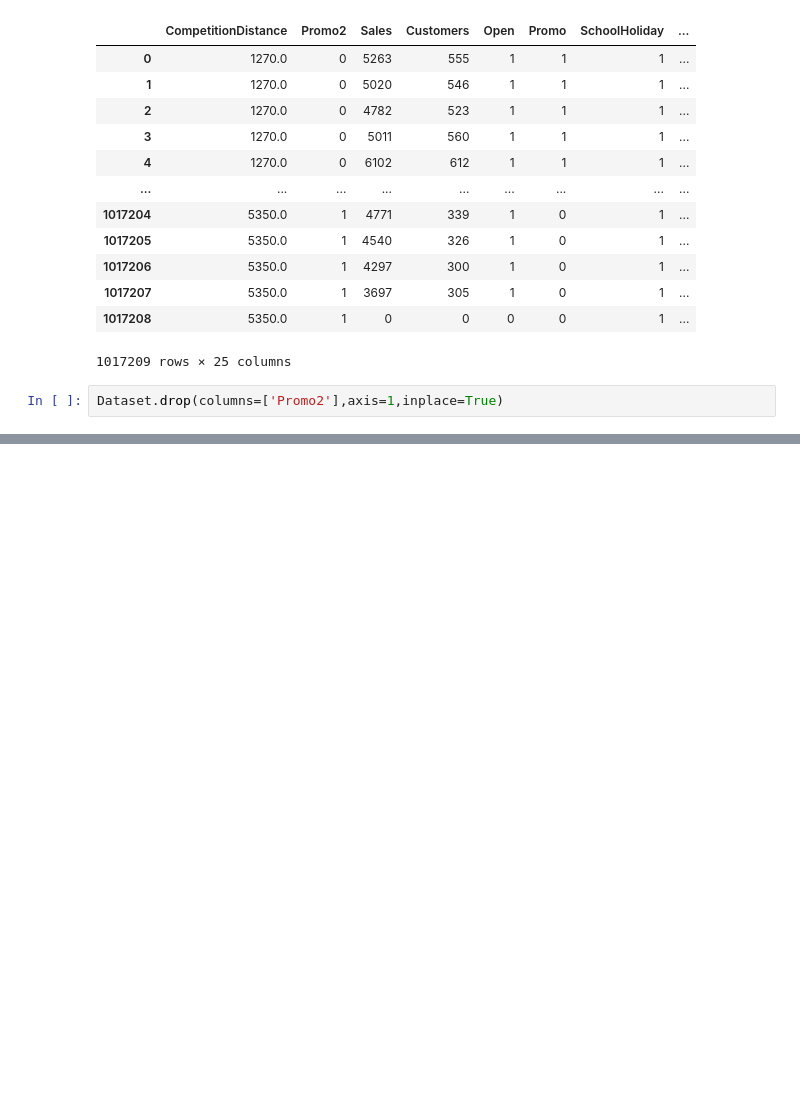
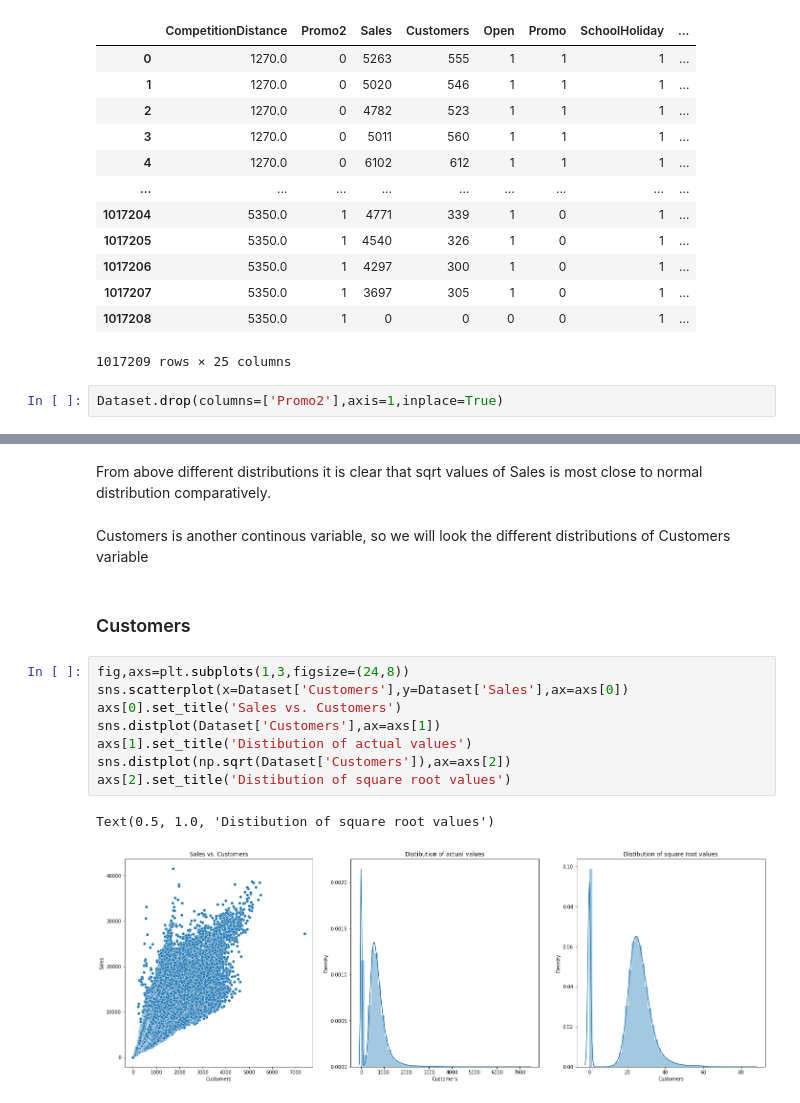
Before and after one commit to iMrugesh9/Regression-Capstone-Project-Retail-sales-prediction, a Jupyter notebook: Retail_Sales_Prediction.ipynb, the cells around one changed output, grey strips where cells are left out. Saved outputs shown, nothing was run; the diff lists cells and outputs as text; blank space fills up the shorter version.

```diff
--- a/Retail_Sales_Prediction.ipynb
+++ b/Retail_Sales_Prediction.ipynb
@@ -669,0 +712,17 @@ Dataset.drop(columns=['Promo2'],axis=1,inplace=True)
+# %% [markdown]
+From above different distributions it is clear that sqrt values of Sales is most close to normal distribution comparatively.
+# %% [markdown]
+Customers is another continous variable, so we will look the different distributions of Customers variable
+# %% [markdown]
+### Customers
+# %%
+fig,axs=plt.subplots(1,3,figsize=(24,8))
+sns.scatterplot(x=Dataset['Customers'],y=Dataset['Sales'],ax=axs[0])
+axs[0].set_title('Sales vs. Customers')
+sns.distplot(Dataset['Customers'],ax=axs[1])
+axs[1].set_title('Distibution of actual values')
+sns.distplot(np.sqrt(Dataset['Customers']),ax=axs[2])
+axs[2].set_title('Distibution of square root values')
+# %% [output]
+Text(0.5, 1.0, 'Distibution of square root values')
+[figure, added]
```
Also changed, not shown: parts of 25 cells of this notebook.
